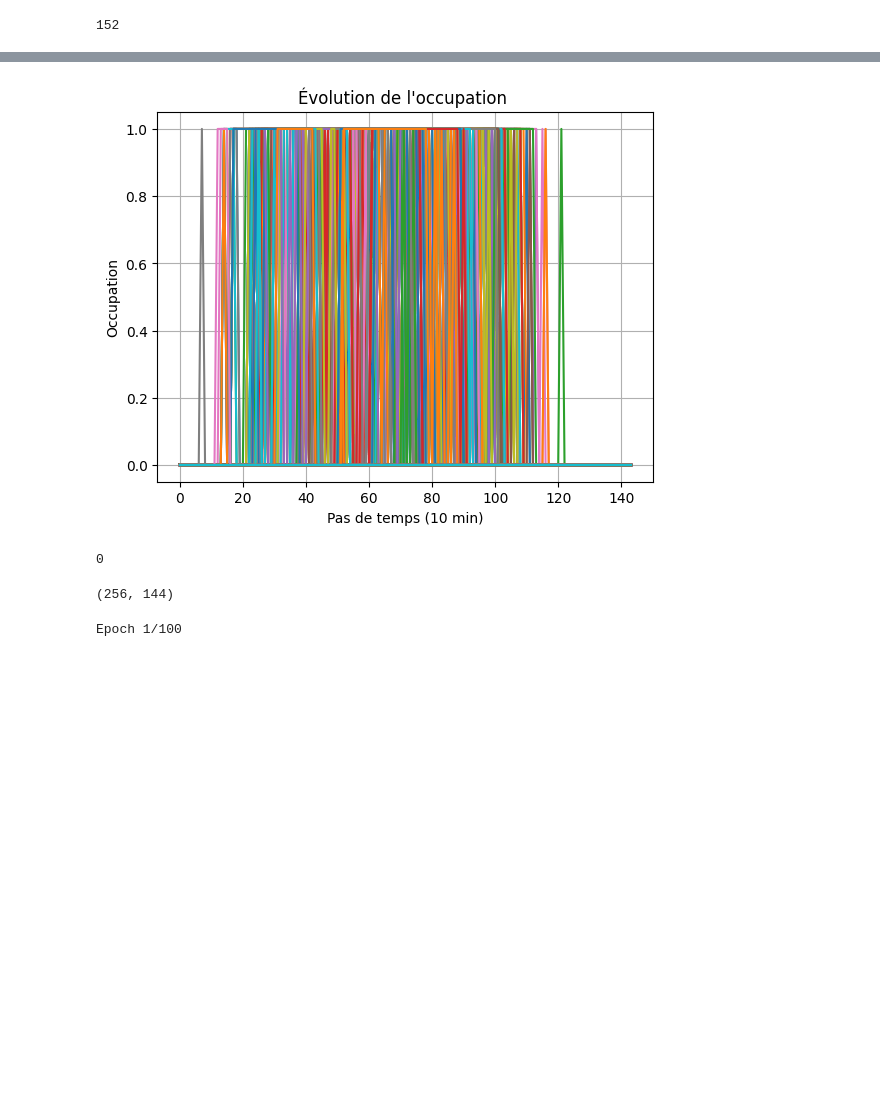
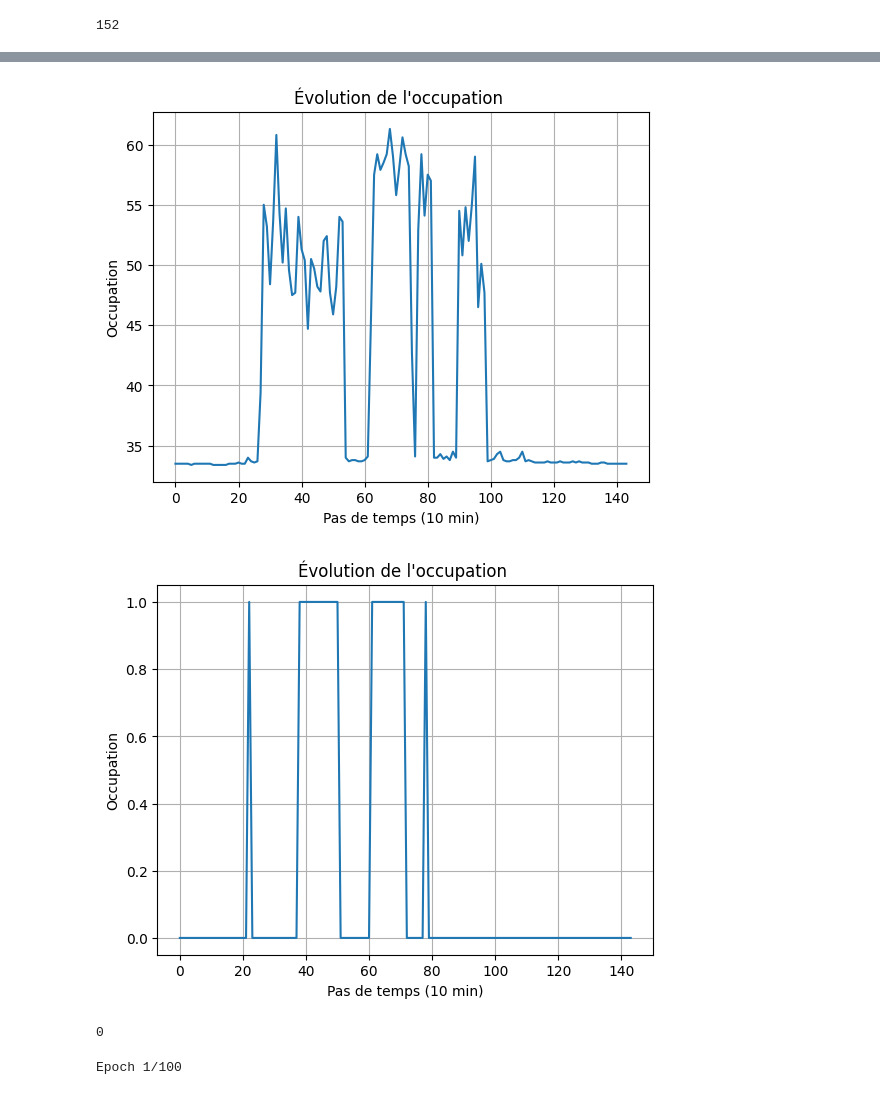
Before and after one commit to toubia-j/stage-rep, a Jupyter notebook: stage_new/occupation/occ_108.ipynb, the cells around one changed output, grey strips where cells are left out. Saved outputs shown, nothing was run; the diff lists cells and outputs as text; code cells hidden in the pictures; blank space fills up the shorter version.

```diff
--- a/stage_new/occupation/occ_108.ipynb
+++ b/stage_new/occupation/occ_108.ipynb
@@ -164,25 +170,31 @@ for df in [df_temp, df_hum, df_co2, df_Noise]:
     df.dropna(how='all', inplace=True)
 # %%
 import matplotlib.pyplot as plt
-for i in range(df_Occ.shape[0]):
-    plt.plot(range(144), df_Occ.iloc[i])  # tracer la 1ère journée
+#for i in range(df_Occ.shape[0]):
+plt.plot(range(144), df_Noise.iloc[200])  # tracer la 1ère journée
 plt.title("Évolution de l'occupation ")
 plt.xlabel("Pas de temps (10 min)")
 plt.ylabel("Occupation")
 plt.grid(True)
 plt.show()
+
+import matplotlib.pyplot as plt
+#for i in range(df_Occ.shape[0]):
+plt.plot(range(144), df_Occ.iloc[200])  # tracer la 1ère journée
+plt.title("Évolution de l'occupation ")
+plt.xlabel("Pas de temps (10 min)")
+plt.ylabel("Occupation")
+plt.grid(True)
+plt.show()
 # %% [output]
-[figure, old version]
+[figure, new version]
+[figure, added]
 # %%
 df_Occ=df_Occ.dropna()
 # %%
 df_Occ.isna().sum().sum()
 # %% [output]
 0
-# %%
-df_hum.shape
-# %% [output]
-(256, 144)
 # %%
 from sklearn.model_selection import train_test_split
 from tensorflow.keras.models import Sequential
```
Also changed, not shown: parts of 30 cells of this notebook.
